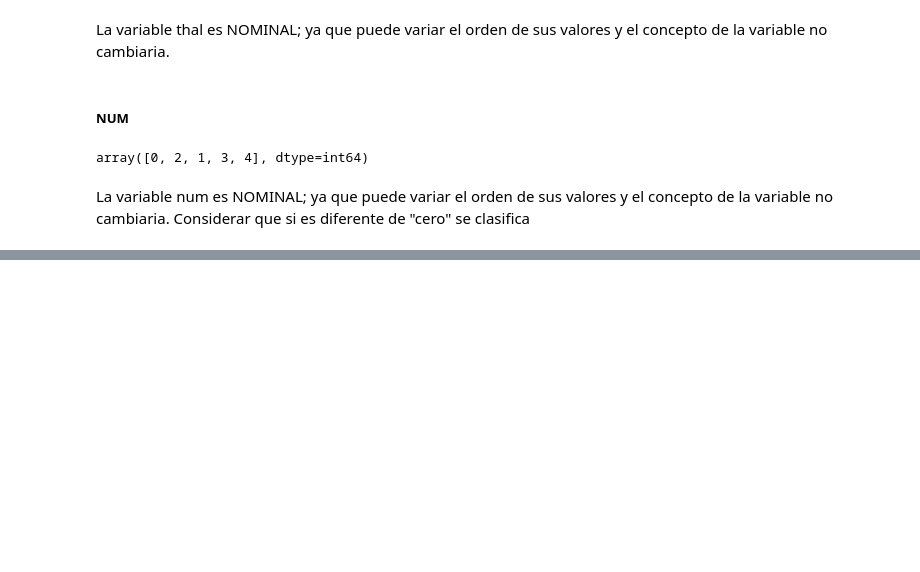
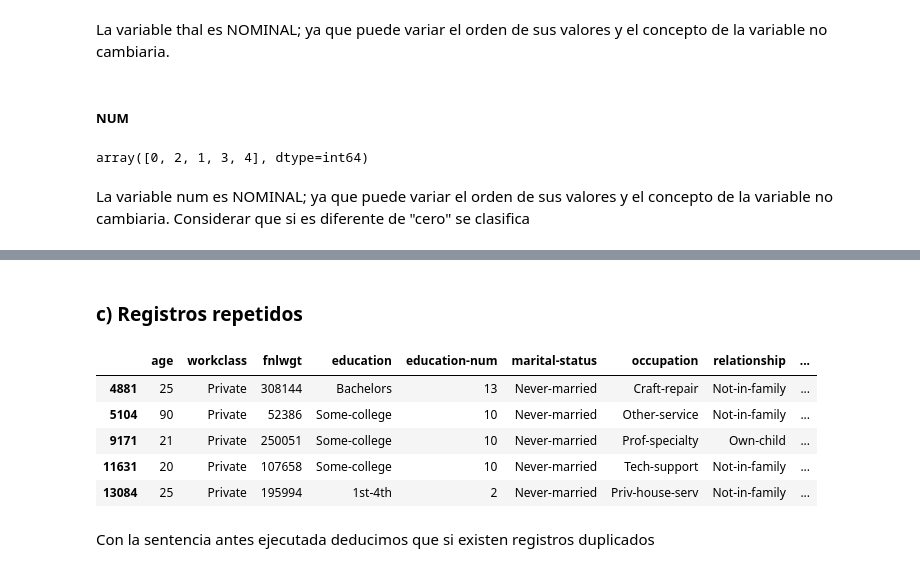
Before and after one commit to campus-antares/eu-aprendizaje-automatico, a Jupyter notebook: Actividad_1.ipynb, the cells around one changed output, grey strips where cells are left out. Saved outputs shown, nothing was run; the diff lists cells and outputs as text; code cells hidden in the pictures; blank space fills up the shorter version.

```diff
--- a/Actividad_1.ipynb
+++ b/Actividad_1.ipynb
@@ -175,0 +405,14 @@ La variable num es NOMINAL; ya que puede variar el orden de sus valores y el con
+# %% [markdown]
+### c) Registros repetidos
+# %%
+df2_sal = df_adult[df_adult.duplicated()]
+df2_sal.head()
+# %% [output]
+|  | age | workclass | fnlwgt | education | education-num | marital-status | occupation | relationship | ... |
+| 4881 | 25 | Private | 308144 | Bachelors | 13 | Never-married | Craft-repair | Not-in-family | ... |
+| 5104 | 90 | Private | 52386 | Some-college | 10 | Never-married | Other-service | Not-in-family | ... |
+| 9171 | 21 | Private | 250051 | Some-college | 10 | Never-married | Prof-specialty | Own-child | ... |
+| 11631 | 20 | Private | 107658 | Some-college | 10 | Never-married | Tech-support | Not-in-family | ... |
+| 13084 | 25 | Private | 195994 | 1st-4th | 2 | Never-married | Priv-house-serv | Not-in-family | ... |
+# %% [markdown]
+Con la sentencia antes ejecutada deducimos que si existen registros duplicados
```
Also changed, not shown: parts of 62 cells of this notebook, 2 other files.
